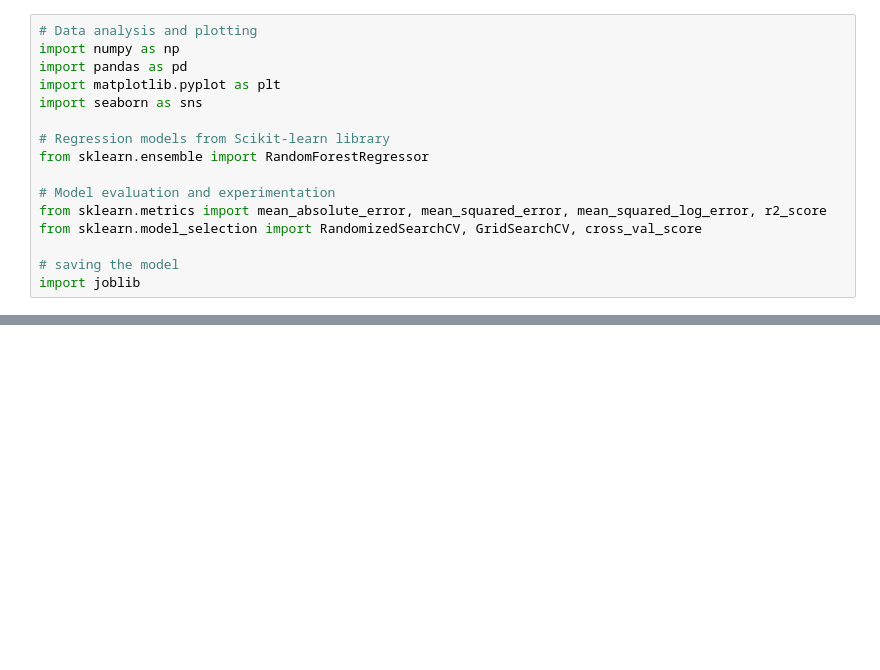
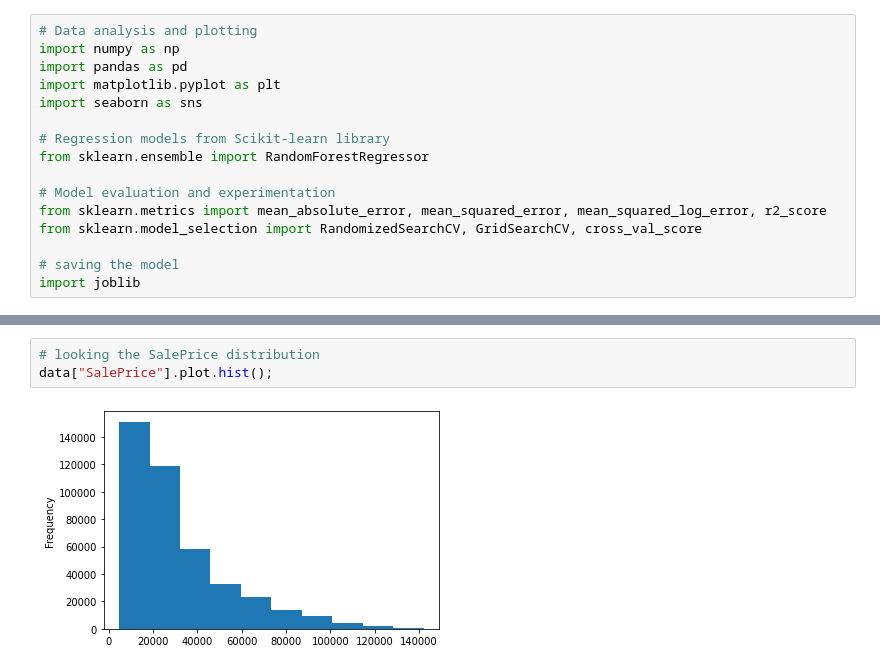
Before and after one commit to kdineshchitra/predicting-the-sale-price-of-bulldozers, a Jupyter notebook: bulldozers_sale_price_estimation.ipynb, the cells around one changed output, grey strips where cells are left out. Saved outputs shown, nothing was run; the diff lists cells and outputs as text; blank space fills up the shorter version.

```diff
--- a/bulldozers_sale_price_estimation.ipynb
+++ b/bulldozers_sale_price_estimation.ipynb
@@ -51,0 +141,5 @@ Loading the dataset from the data folder and saving it as Pandas DataFrame. Then
+# %%
+# looking the SalePrice distribution
+data["SalePrice"].plot.hist();
+# %% [output]
+[figure, added]
```
Also changed, not shown: parts of 25 cells of this notebook.
